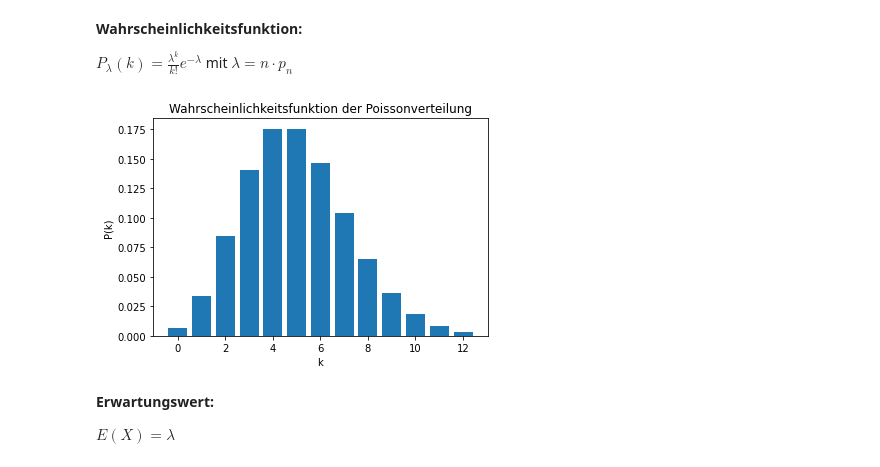
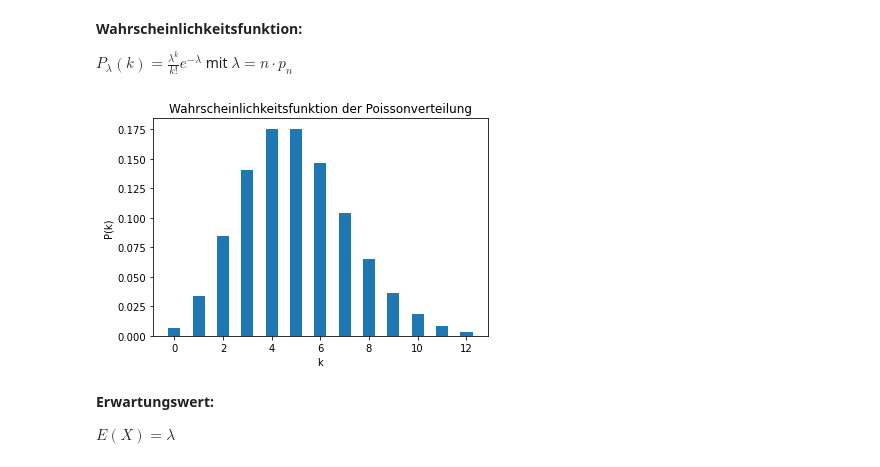
Before and after one commit to nicokossmann/Wahrscheinlichkeitsverteilungen, a Jupyter notebook: statistik.ipynb, the cells around one changed output. Saved outputs shown, nothing was run; the diff lists cells and outputs as text; code cells hidden in the pictures.

```diff
--- a/statistik.ipynb
+++ b/statistik.ipynb
@@ -173,15 +173,15 @@ lam = 5
 n = 12
 
 k = np.arange(0, n+1)
-poi = np.array(poisson.pmf(k, lam))
+pmf = np.array(poisson.pmf(k, lam))
 # %%
-plt.bar(k, poi)
+plt.bar(k, pmf, width=0.5)
 plt.title("Wahrscheinlichkeitsfunktion der Poissonverteilung")
 plt.xlabel("k")
 plt.ylabel("P(k)")
 plt.show()
 # %% [output]
-[figure, old version]
+[figure, new version]
 # %% [markdown]
 **Erwartungswert:**
 
```
Also changed, not shown: parts of 36 cells of this notebook.
